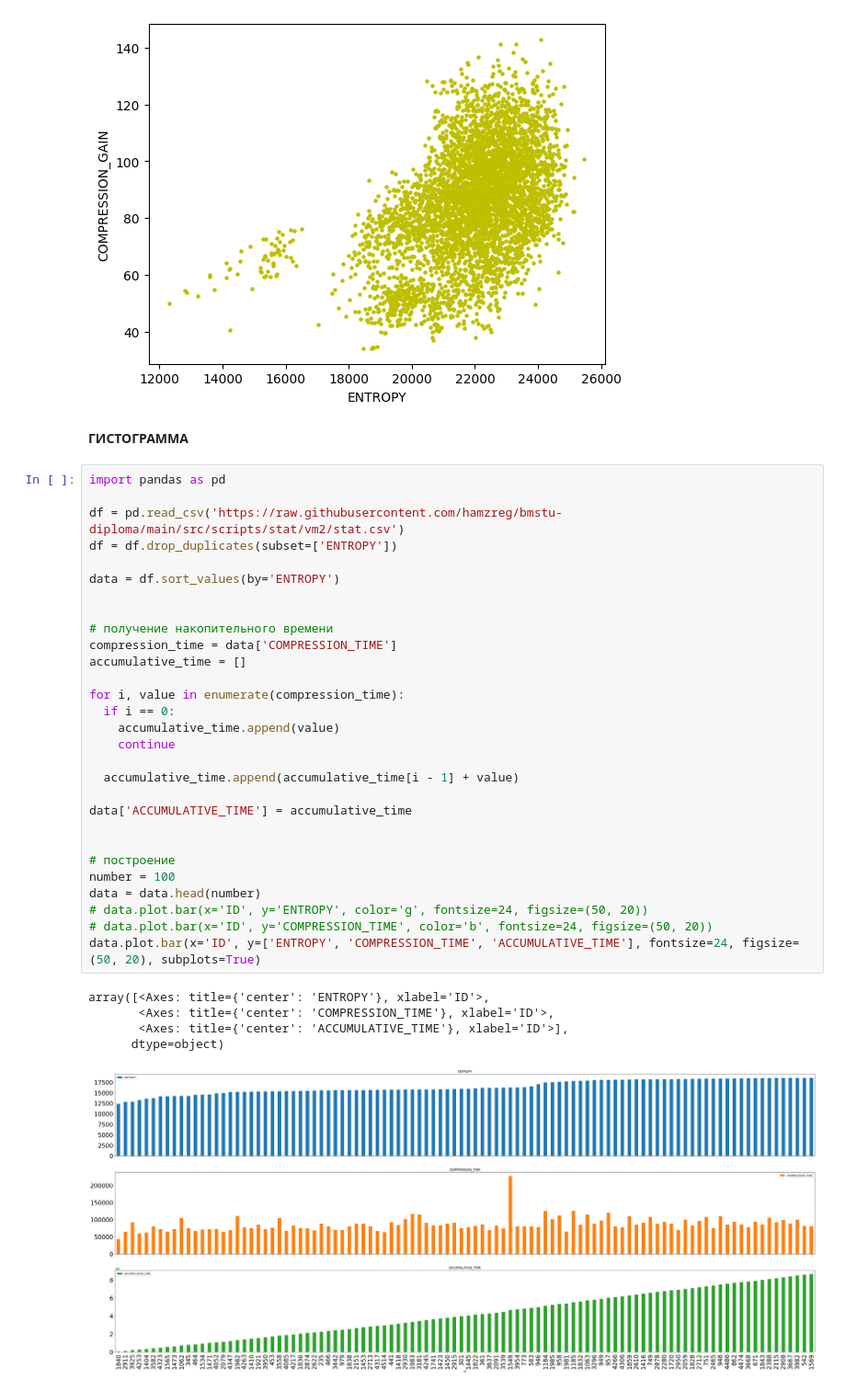
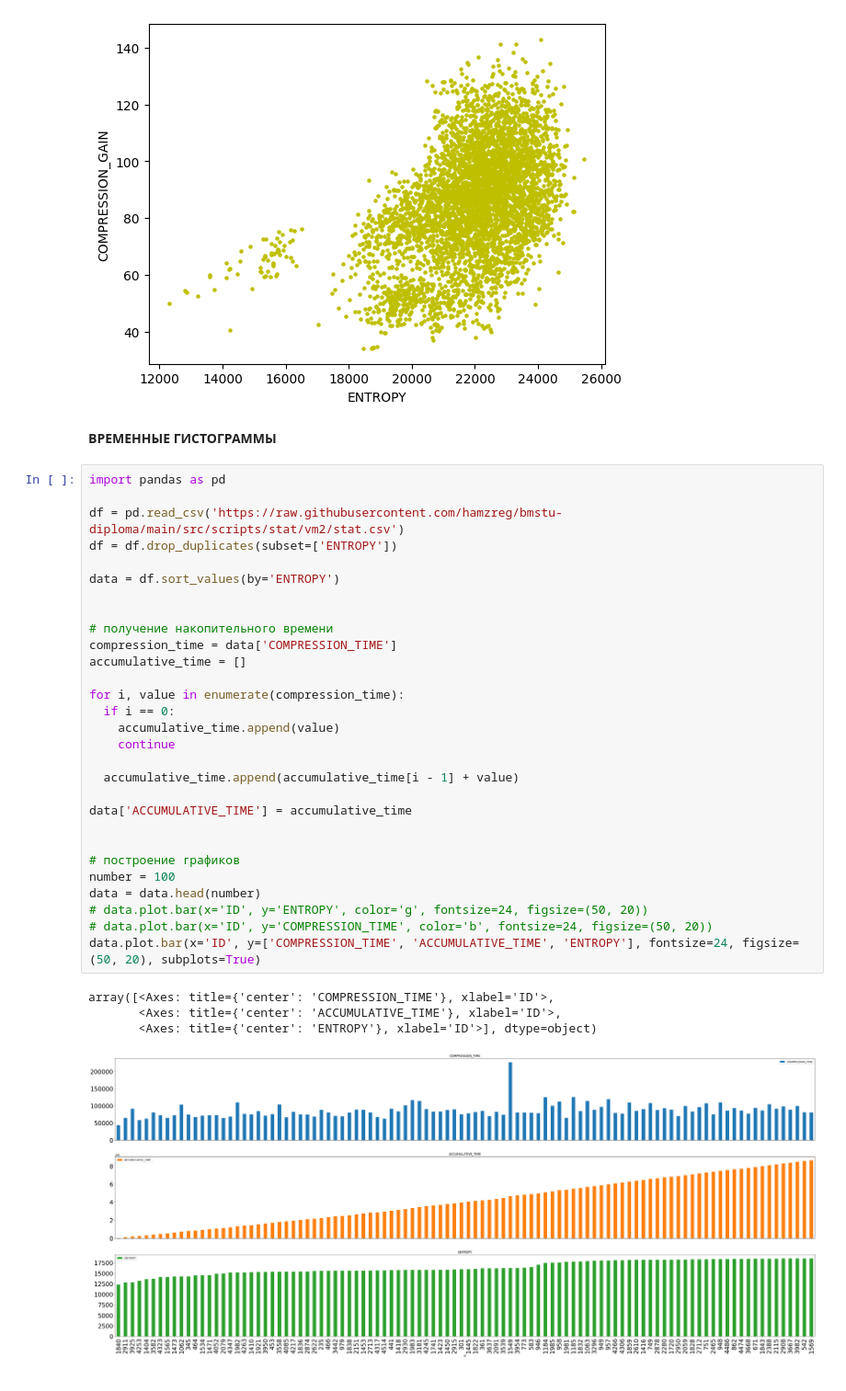
Before and after one commit to hamzreg/bmstu-diploma, a Jupyter notebook: src/graph/diploma_research.ipynb, the cells around one changed output. Shown: that part at 92% size. Saved outputs shown, nothing was run; the diff lists cells and outputs as text.

```diff
--- a/src/graph/diploma_research.ipynb
+++ b/src/graph/diploma_research.ipynb
@@ -25,40 +23,39 @@ df.plot.scatter(x='ENTROPY', y='COMPRESSION_GAIN', s=5, c='y');
 [figure]
 [figure]
 [figure]
-# %% [markdown]
-**ГИСТОГРАММА**
+# %% [markdown]
+**ВРЕМЕННЫЕ ГИСТОГРАММЫ**
 # %%
 import pandas as pd
 
 df = pd.read_csv('https://raw.githubusercontent.com/hamzreg/bmstu-diploma/main/src/scripts/stat/vm2/stat.csv')
 df = df.drop_duplicates(subset=['ENTROPY'])
 
 data = df.sort_values(by='ENTROPY')
 
 
 # получение накопительного времени
 compression_time = data['COMPRESSION_TIME']
 accumulative_time = []
 
 for i, value in enumerate(compression_time):
   if i == 0:
     accumulative_time.append(value)
     continue
 
   accumulative_time.append(accumulative_time[i - 1] + value)
 
 data['ACCUMULATIVE_TIME'] = accumulative_time
 
 
-# построение
+# построение графиков
 number = 100
 data = data.head(number)
 # data.plot.bar(x='ID', y='ENTROPY', color='g', fontsize=24, figsize=(50, 20))
 # data.plot.bar(x='ID', y='COMPRESSION_TIME', color='b', fontsize=24, figsize=(50, 20))
-data.plot.bar(x='ID', y=['ENTROPY', 'COMPRESSION_TIME', 'ACCUMULATIVE_TIME'], fontsize=24, figsize=(50, 20), subplots=True)
+data.plot.bar(x='ID', y=['COMPRESSION_TIME', 'ACCUMULATIVE_TIME', 'ENTROPY'], fontsize=24, figsize=(50, 20), subplots=True)
 # %% [output]
-array([<Axes: title={'center': 'ENTROPY'}, xlabel='ID'>,
-       <Axes: title={'center': 'COMPRESSION_TIME'}, xlabel='ID'>,
-       <Axes: title={'center': 'ACCUMULATIVE_TIME'}, xlabel='ID'>],
-      dtype=object)
+array([<Axes: title={'center': 'COMPRESSION_TIME'}, xlabel='ID'>,
+       <Axes: title={'center': 'ACCUMULATIVE_TIME'}, xlabel='ID'>,
+       <Axes: title={'center': 'ENTROPY'}, xlabel='ID'>], dtype=object)
-[figure, old version]
+[figure, new version]
```
Also changed, not shown: parts of 3 cells of this notebook.
